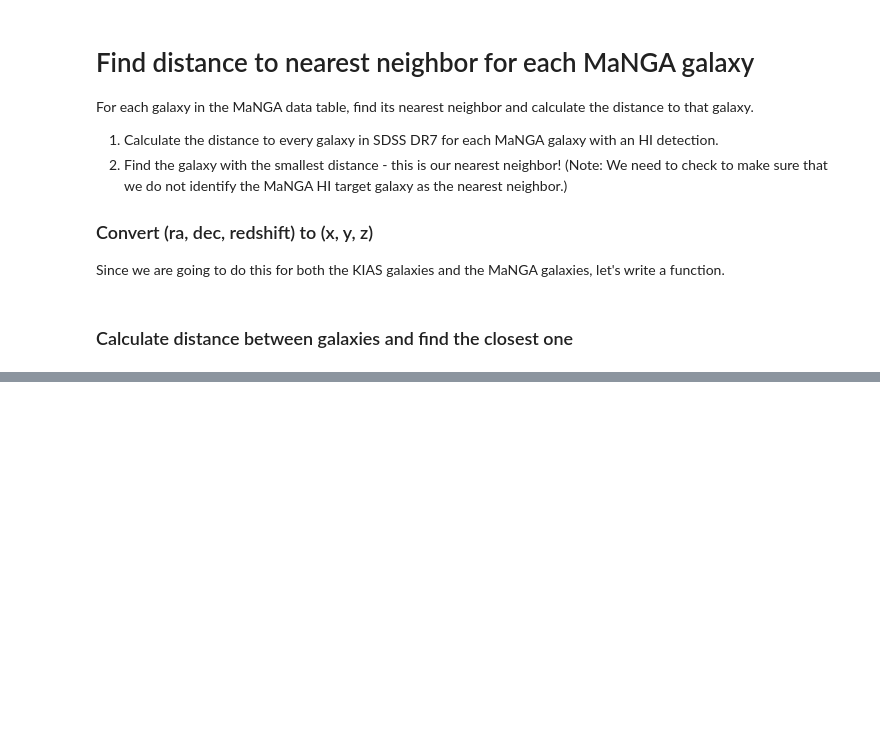
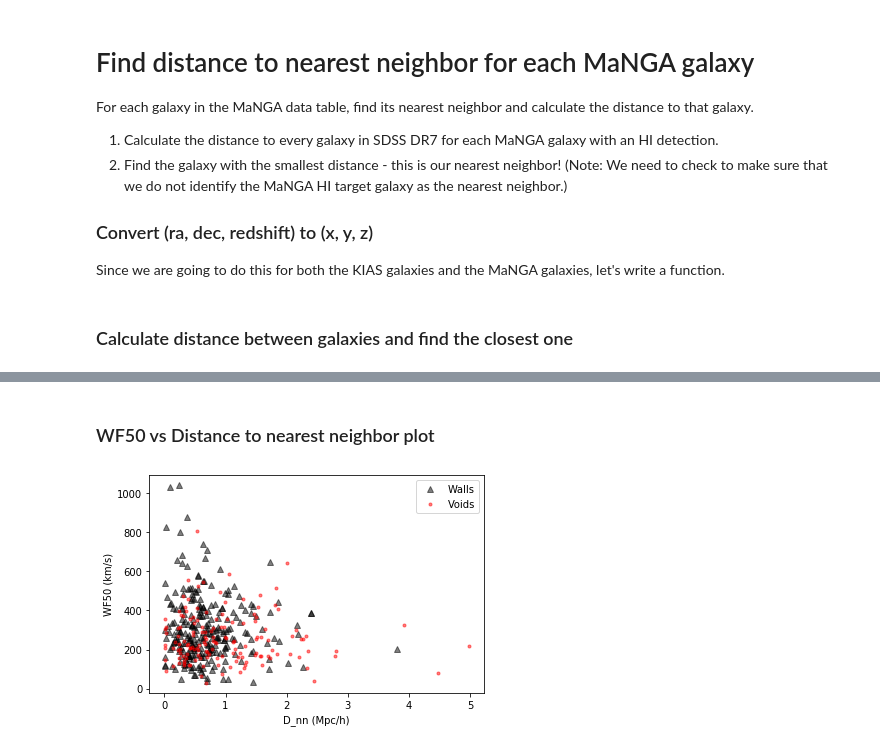
Before and after one commit to usiam/Summer-20_Galactic-Rotation-Curves-And-Dark-Matter, a Jupyter notebook: 10.Nearest_neighbor.ipynb, the cells around one changed output, grey strips where cells are left out. Cells and saved outputs as stored; diff of their text form; code cells hidden in the pictures; blank space fills up the shorter version.

Commit message:
Relationship between WF50 and D_nn plot added

```diff
--- a/10.Nearest_neighbor.ipynb
+++ b/10.Nearest_neighbor.ipynb
@@ -168,13 +173,13 @@ z_tree = z_tree.reshape(z_tree.shape[0],1)
 xyz_tree = np.concatenate((x_tree,y_tree,z_tree), axis=1)
 
 # Generates x_query, y_query, z_query array for manga
-x_query = np.asarray(manga_HI['x'])
+x_query = np.asarray(mangaHIall['x'])
 x_query = x_query.astype(np.float64)
 x_query = x_query.reshape(x_query.shape[0],1)
-y_query = np.asarray(manga_HI['y'])
+y_query = np.asarray(mangaHIall['y'])
 y_query = y_query.astype(np.float64)
 y_query = y_query.reshape(y_query.shape[0],1)
-z_query = np.asarray(manga_HI['z'])
+z_query = np.asarray(mangaHIall['z'])
 z_query = z_query.astype(np.float64)
 z_query = z_query.reshape(z_query.shape[0],1)
 xyz_query = np.concatenate((x_query,y_query,z_query), axis=1)
@@ -191,3 +192,3 @@ array([1.23878972, 0.657584  , 0.35897515, ..., 0.2109972 , 0.47263304,
 # %%
-manga_HI['d_nn'] = np.zeros(len(manga_HI), dtype=float)
-manga_HI['d_nn'] = nearest_distances
+mangaHIall['d_nn'] = np.zeros(len(mangaHIall), dtype=float)
+mangaHIall['d_nn'] = nearest_distances
@@ -248,0 +195,28 @@ Table length=406
+# %% [markdown]
+### WF50 vs Distance to nearest neighbor plot
+# %%
+walls_data_boolean = np.isfinite(mangaHIall['HI-walls'])
+walls_data = mangaHIall[walls_data_boolean]
+
+voids_data_boolean = np.isfinite(mangaHIall['HI-voids'])
+voids_data = mangaHIall[voids_data_boolean]
+# %%
+walls_WF50 = walls_data['WF50_corrected']
+walls_dnn = walls_data['d_nn']
+
+voids_WF50 = voids_data['WF50_corrected']
+voids_dnn = voids_data['d_nn']
+# %%
+plt.plot(walls_dnn, walls_WF50, '^', color = 'black', label = 'Walls', alpha = 0.5)
+plt.plot(voids_dnn, voids_WF50, '.',color = 'red', label = 'Voids', alpha = 0.5)
+plt.ylabel('WF50 (km/s)')
+plt.xlabel('D_nn (Mpc/h)')
+plt.legend()
+plt.savefig('plots/logWF50-D_nn.svg', dpi=500, facecolor='w', edgecolor='w',
+        orientation='portrait', format='svg', pad_inches=0.1)
+plt.savefig('plots/logWF50-D_nn.jpeg', dpi=500, facecolor='w', edgecolor='w',
+        orientation='portrait', format='jpeg', pad_inches=0.1)
+
+plt.show()
+# %% [output]
+[figure, added]
```
Also changed, not shown: parts of 8 cells of this notebook.
